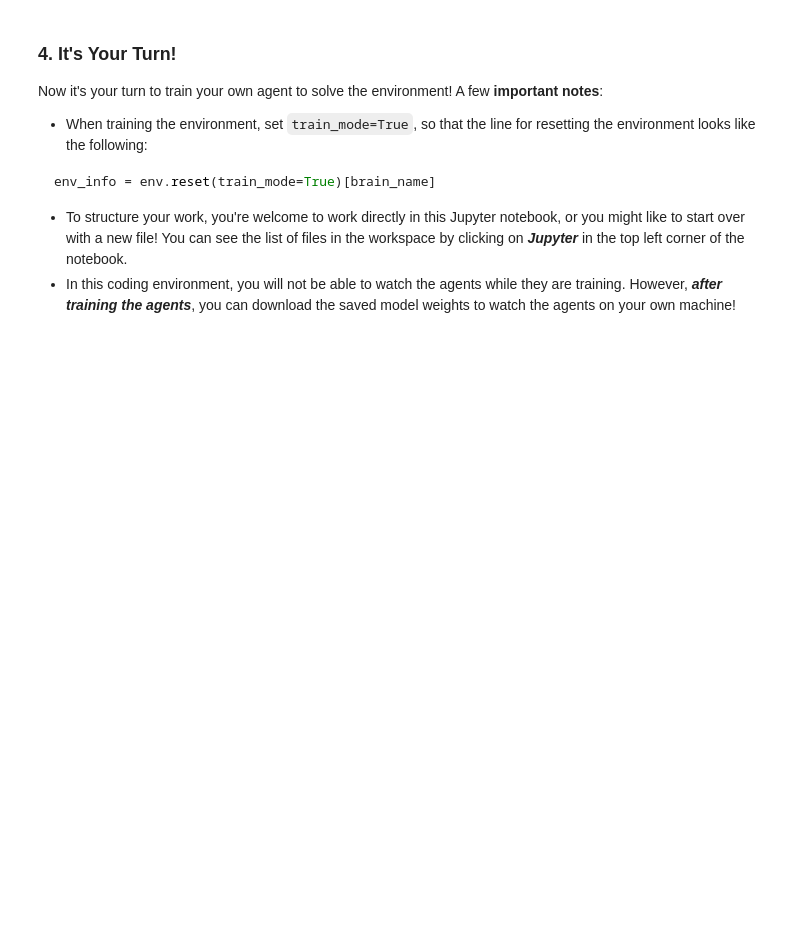
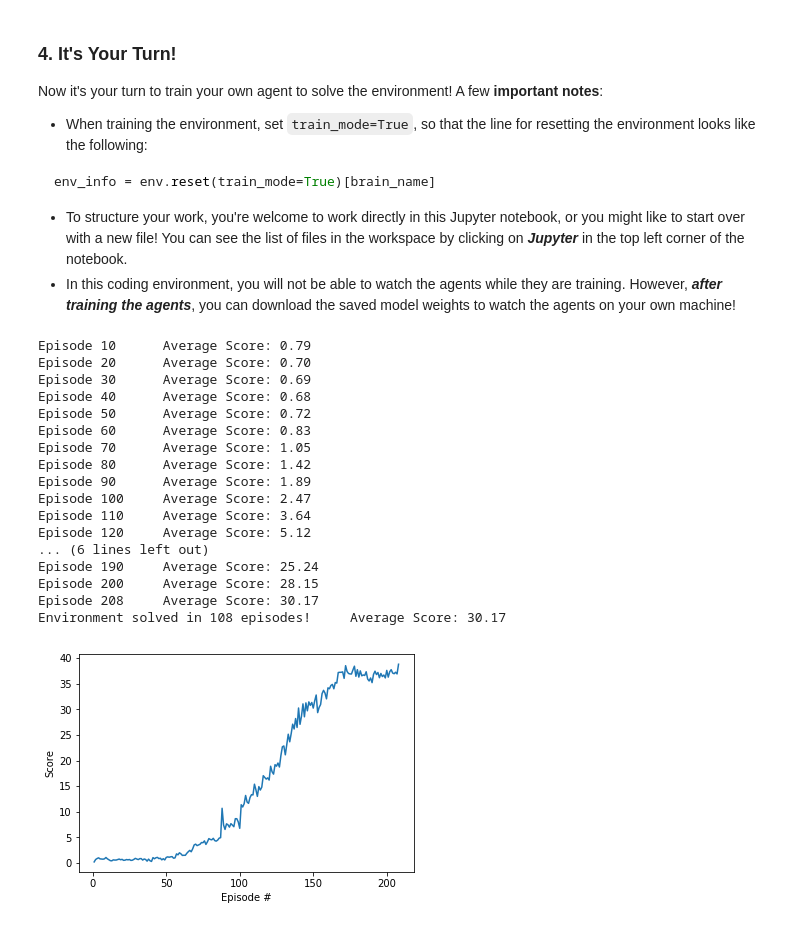
Before and after one commit to c-schrade/Udacity-Continuous-Control-Project, a Jupyter notebook: Continuous_Control.ipynb, the cells around one changed output. Drawn from its saved outputs; the diff is of its cells as text; code cells hidden in the pictures; blank space fills up the shorter version.

```diff
--- a/Continuous_Control.ipynb
+++ b/Continuous_Control.ipynb
@@ -207,6 +216,8 @@ TAU = 1e-3              # for soft update of target parameters
 LR_ACTOR = 1e-4         # learning rate of the actor
 LR_CRITIC = 3e-4        # learning rate of the critic
 WEIGHT_DECAY = 0.0001   # L2 weight decay
+UPDATE_EVERY = 20
+UPDATE_X_TIMES = 10
 
 device = torch.device("cuda:0" if torch.cuda.is_available() else "cpu")
 
@@ -246,13 +257,15 @@ class Agent():
         """Save experience in replay memory, and use random sample from buffer to learn."""
         # Save experience / reward
         for k in range(num_agents):
-            self.memory.add(states[k], actions[k], rewards[k], next_states[k], dones[k])
+            aux_rewards = 0.1 if rewards[k] > 0 else 0
+            self.memory.add(states[k], actions[k], aux_rewards, next_states[k], dones[k])
 
         # Learn, if enough samples are available in memory
         if len(self.memory) > BATCH_SIZE:
-            if time_step % 2 == 0:
-                experiences = self.memory.sample()
-                self.learn(experiences, GAMMA)
+            if time_step%UPDATE_EVERY == 0:
+                for i in range(UPDATE_X_TIMES):
+                    experiences = self.memory.sample()
+                    self.learn(experiences, GAMMA)
 
     def act(self, state, add_noise=True):
         """Returns actions for given state as per current policy."""
@@ -294,7 +307,7 @@ class Agent():
         # Minimize the loss
         self.critic_optimizer.zero_grad()
         critic_loss.backward()
-        torch.nn.utils.clip_grad_norm(self.critic_local.parameters(), 1)
+        torch.nn.utils.clip_grad_norm_(self.critic_local.parameters(), 1)
         self.critic_optimizer.step()
 
         # ---------------------------- update actor ---------------------------- #
@@ -341,7 +354,7 @@ class OUNoise:
     def sample(self):
         """Update internal state and return it as a noise sample."""
         x = self.state
-        dx = self.theta * (self.mu - x) + self.sigma * np.array([random.random() for i in range(len(x))])
+        dx = self.theta * (self.mu - x) + self.sigma * np.array([np.random.randn() for i in range(len(x))])
         self.state = x + dx
         return self.state
 
@@ -386,40 +399,65 @@ agent = Agent(state_size = 33, action_size = 4, random_seed = 0)
 # %%
-def ddpg(n_episodes=200, max_t=1000, print_every=100):
+from workspace_utils import active_session
+
+def ddpg(n_episodes=2000, print_every=100):
     final_scores_deque = deque(maxlen=print_every)
     final_scores = []
     for i_episode in range(1, n_episodes+1):
         env_info = env.reset(train_mode = True)[brain_name]
         states = env_info.vector_observations
         agent.reset()
         scores = np.zeros(num_agents)
-        for t in range(max_t):
+        time_step = 0
+        while True:
+            time_step += 1
             actions = agent.act(states)
             env_info = env.step(actions)[brain_name]
             next_states = env_info.vector_observations
             rewards = env_info.rewards
             dones = env_info.local_done
-            agent.step(states, actions, rewards, next_states, dones, t)
-            scores += env_info.rewards
+            agent.step(states, actions, rewards, next_states, dones, time_step)
+            scores += rewards
             states = next_states
             if np.any(dones):
                 break
         final_scores_deque.append(np.mean(scores))
-        final_scores.append(np.mean(score))
+        final_scores.append(np.mean(scores))
         print('\rEpisode {}\tAverage Score: {:.2f}'.format(i_episode, np.mean(final_scores_deque)), end="")
         if i_episode % 10 == 0:
             print('\rEpisode {}\tAverage Score: {:.2f}'.format(i_episode, np.mean(final_scores_deque)))
         if np.mean(final_scores_deque)>=30:
             print('\nEnvironment solved in {:d} episodes!\tAverage Score: {:.2f}'.format(i_episode-100, np.mean(final_scores_deque)))
             torch.save(agent.actor_local.state_dict(), 'checkpoint_actor.pth')
             torch.save(agent.critic_local.state_dict(), 'checkpoint_critic.pth')
             break
     return final_scores
 
-scores = ddpg()
+
+with active_session():
+    scores = ddpg()
 
 fig = plt.figure()
 ax = fig.add_subplot(111)
 plt.plot(np.arange(1, len(scores)+1), scores)
 plt.ylabel('Score')
 plt.xlabel('Episode #')
 plt.show()
+# %% [output]
+Episode 10      Average Score: 0.79
+Episode 20      Average Score: 0.70
+Episode 30      Average Score: 0.69
+Episode 40      Average Score: 0.68
+Episode 50      Average Score: 0.72
+Episode 60      Average Score: 0.83
+Episode 70      Average Score: 1.05
+Episode 80      Average Score: 1.42
+Episode 90      Average Score: 1.89
+Episode 100     Average Score: 2.47
+Episode 110     Average Score: 3.64
+Episode 120     Average Score: 5.12
+... (6 lines left out)
+Episode 190     Average Score: 25.24
+Episode 200     Average Score: 28.15
+Episode 208     Average Score: 30.17
+Environment solved in 108 episodes!     Average Score: 30.17
+[figure, added]
```
Also changed, not shown: parts of 6 cells of this notebook, 3 other files.
